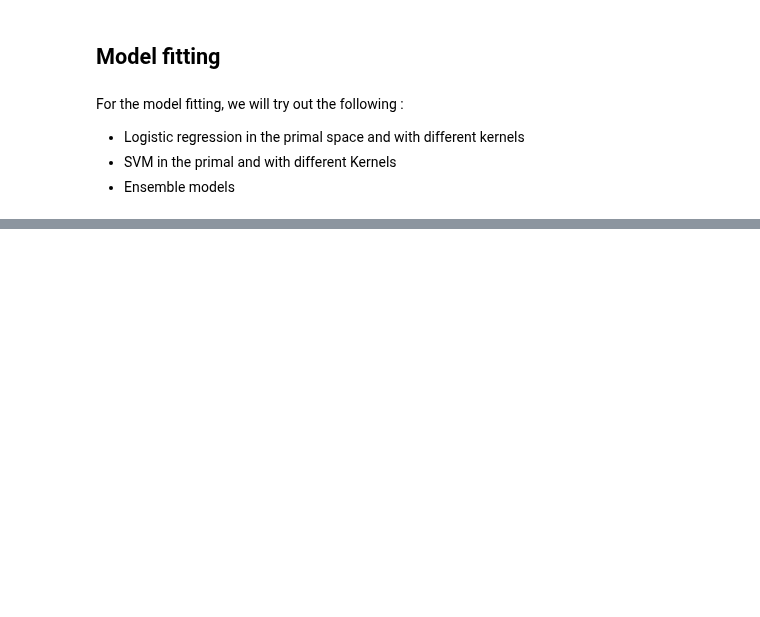
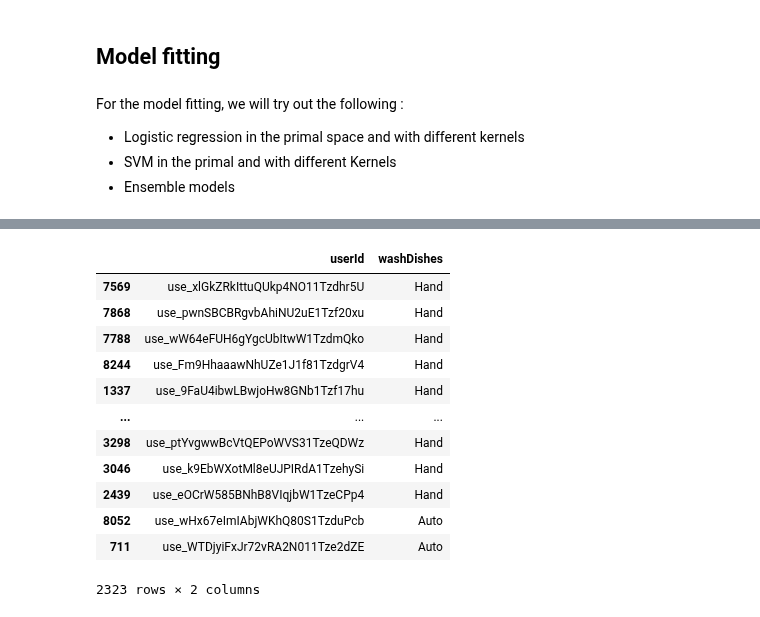
Before and after one commit to Garfield1002/ST4, a Jupyter notebook: test_ML.ipynb, the cells around one changed output, grey strips where cells are left out. Saved outputs shown, nothing was run; the diff lists cells and outputs as text; code cells hidden in the pictures; blank space fills up the shorter version.

```diff
--- a/test_ML.ipynb
+++ b/test_ML.ipynb
@@ -43,0 +128,20 @@ For the model fitting, we will try out the following :
+# %%
+from sklearn.svm import SVC
+svm = SVC(random_state = 1)
+y_pred = svm.fit(x_train.T, y_train.T).predict(x_test.T)
+sol=pd.DataFrame({'userId':xtest['userId'],'washDishes':y_pred})
+sol["washDishes"] = sol["washDishes"].apply(lambda e: 'Auto' if e == 1 else 'Hand')
+# %% [output]
+|  | userId | washDishes |
+| 7569 | use_xlGkZRkIttuQUkp4NO11Tzdhr5U | Hand |
+| 7868 | use_pwnSBCBRgvbAhiNU2uE1Tzf20xu | Hand |
+| 7788 | use_wW64eFUH6gYgcUbItwW1TzdmQko | Hand |
+| 8244 | use_Fm9HhaaawNhUZe1J1f81TzdgrV4 | Hand |
+| 1337 | use_9FaU4ibwLBwjoHw8GNb1Tzf17hu | Hand |
+| ... | ... | ... |
+| 3298 | use_ptYvgwwBcVtQEPoWVS31TzeQDWz | Hand |
+| 3046 | use_k9EbWXotMl8eUJPIRdA1TzehySi | Hand |
+| 2439 | use_eOCrW585BNhB8VIqjbW1TzeCPp4 | Hand |
+| 8052 | use_wHx67eImIAbjWKhQ80S1TzduPcb | Auto |
+| 711 | use_WTDjyiFxJr72vRA2N011Tze2dZE | Auto |
+2323 rows × 2 columns
```
Also changed, not shown: parts of 20 cells of this notebook, 2 other files.
